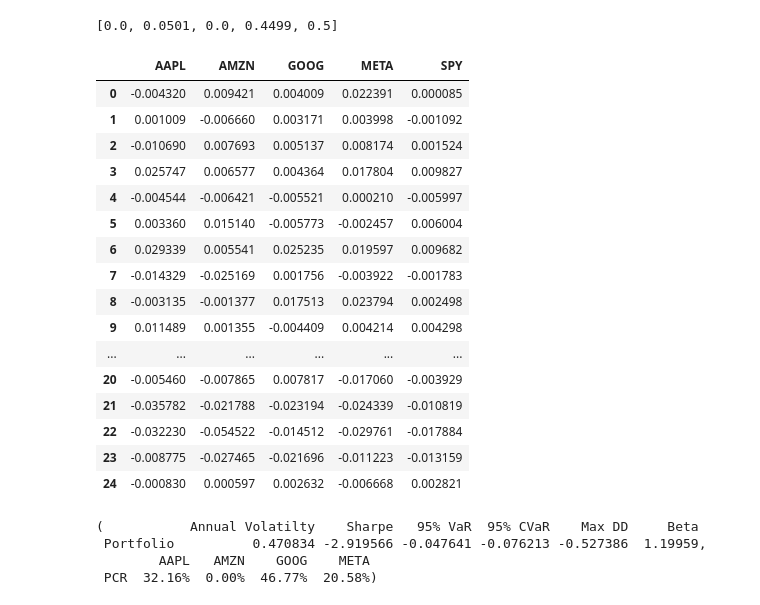
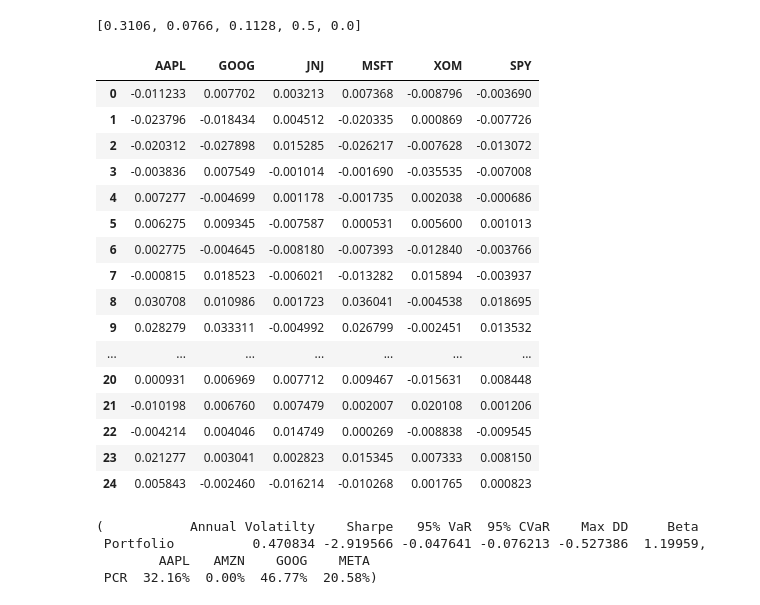
Before and after one commit to csciulla/portfolio-risk-simulator, a Jupyter notebook: notebooks/stresstest_ntbk.ipynb, the cells around one changed output. Saved outputs shown, nothing was run; the diff lists cells and outputs as text; code cells hidden in the pictures.

Commit message:
Finished main factor_stress function logic

```diff
--- a/notebooks/stresstest_ntbk.ipynb
+++ b/notebooks/stresstest_ntbk.ipynb
@@ -27,9 +27,14 @@ class Portfolio:
 
   def get_data(self, period:str=None, start_date:str=None, end_date:str=None):
     """
-    Downloads the portfolios adjusted closes either by 'period' or 'start_date' and 'end_date'.
-    Only one method of date input should be provided.
-    Data downloaded should be big enough to handle calculations.
+    Returns a dataframe of the historical adjusted close prices of the assets.
+    - Only one method of date input should be provided, either 'period' or 'start_date' and 'end_date'.
+    - Length of time series should be large enough to handle metric calculations.
+
+    Parameters:
+    - period: yfinance time period (e.g., '3mo', '1y', '3y', '5y', 'ytd', 'max').
+    - start_date: Start date of the time series. YYYY-MM-DD format.
+    - end_date: End date of the time series. YYYY-MM-DD format.
     """
     try:
       if period and (start_date or end_date): #checks if both methods of date input are used
@@ -62,7 +67,8 @@ class Portfolio:
     """
     Returns a list of weights for the portfolio.
 
-    type_weight: Input 'eq' for equal-weighted portfolio or 'opt' for optimized weights based on sharpe-ratio
+    Parameters:
+    - type_weight: Input 'eq' for equal-weighted portfolio or 'opt' for optimized weights based on the Sharpe-Ratio
     """
     try:
       dfclose = self.dfclose
@@ -106,25 +112,27 @@ class Portfolio:
 # %%
 #test weights
 test = Portfolio(["AAPL", "MSFT", "GOOG", "JNJ", "XOM"], 0.0, 0.5)
-test.get_data('5y')
+test.get_data('10y')
 test.get_weights("opt")
 # %% [output]
-[0.0, 0.0501, 0.0, 0.4499, 0.5]
+[0.3106, 0.0766, 0.1128, 0.5, 0.0]
 # %%
-def monte_carlo(T:int, sims:int, weights:list, df:pd.DataFrame, regime:str, level:str, factorReturns:np.array=None, rand:bool=None ):
+def monte_carlo(T:int, sims:int, weights:list, df:pd.DataFrame, regime:str, level:str, factorReturns:list=None, rand:bool=None ):
   """
   Returns simulated portfolio returns using Monte Carlo Simulation.
 
-  T: number of days in a path
-  sims: number of paths
-  weights: list of asset weights
-  df: dataframe of the assets adjusted closes
-  regime: determines how much or how little the portfolio is affected by the crisis event
-  level: scale of the crisis event
-  rand: input the boolean True to return a random path, otherwise ignore
+  Parameters:
+  - T: Number of days in each simulation.
+  - sims: Number of simulations.
+  - weights: List of asset weights.
+  - df: Dataframe of the historical adjusted close prices of the assets.
+  - regime: Determines how much or how little the portfolio is affected by the crisis event.
+  - level: Scale of the crisis event.
+  -
+  - rand: input the boolean 'True' to return a random simulation, otherwise ignore
 
-  regime options: 'Low', 'Medium', 'High'
-  level options: 'Mild', 'Moderate', 'Severe', 'Tail Risk', 'Regulatory'
+    regime options: 'Low', 'Medium', 'High'
+    level options: 'Mild', 'Moderate', 'Severe', 'Tail Risk', 'Regulatory'
   """
   try:
     if T <= 2:
@@ -206,25 +214,25 @@ def monte_carlo(T:int, sims:int, weights:list, df:pd.DataFrame, regime:str, leve
     return None
 # %%
 df = test.get_data('5y')
-monte_carlo(T=25, sims=5, weights=[0.0, 0.5, 0.1916, 0.3084], df=df, regime="Low", level='Mild', rand=True)
+monte_carlo(T=25, sims=5, weights=[0.0, 0.0596, 0.0, 0.4404, 0.5], df=df, regime="Low", level='Mild', rand=True)
 # %% [output]
-|  | AAPL | AMZN | GOOG | META | SPY |
-| 0 | -0.004320 | 0.009421 | 0.004009 | 0.022391 | 0.000085 |
-| 1 | 0.001009 | -0.006660 | 0.003171 | 0.003998 | -0.001092 |
-| 2 | -0.010690 | 0.007693 | 0.005137 | 0.008174 | 0.001524 |
-| 3 | 0.025747 | 0.006577 | 0.004364 | 0.017804 | 0.009827 |
-| 4 | -0.004544 | -0.006421 | -0.005521 | 0.000210 | -0.005997 |
-| 5 | 0.003360 | 0.015140 | -0.005773 | -0.002457 | 0.006004 |
-| 6 | 0.029339 | 0.005541 | 0.025235 | 0.019597 | 0.009682 |
-| 7 | -0.014329 | -0.025169 | 0.001756 | -0.003922 | -0.001783 |
-| 8 | -0.003135 | -0.001377 | 0.017513 | 0.023794 | 0.002498 |
-| 9 | 0.011489 | 0.001355 | -0.004409 | 0.004214 | 0.004298 |
-| ... | ... | ... | ... | ... | ... |
-| 20 | -0.005460 | -0.007865 | 0.007817 | -0.017060 | -0.003929 |
-| 21 | -0.035782 | -0.021788 | -0.023194 | -0.024339 | -0.010819 |
-| 22 | -0.032230 | -0.054522 | -0.014512 | -0.029761 | -0.017884 |
-| 23 | -0.008775 | -0.027465 | -0.021696 | -0.011223 | -0.013159 |
-| 24 | -0.000830 | 0.000597 | 0.002632 | -0.006668 | 0.002821 |
+|  | AAPL | GOOG | JNJ | MSFT | XOM | SPY |
+| 0 | -0.011233 | 0.007702 | 0.003213 | 0.007368 | -0.008796 | -0.003690 |
+| 1 | -0.023796 | -0.018434 | 0.004512 | -0.020335 | 0.000869 | -0.007726 |
+| 2 | -0.020312 | -0.027898 | 0.015285 | -0.026217 | -0.007628 | -0.013072 |
+| 3 | -0.003836 | 0.007549 | -0.001014 | -0.001690 | -0.035535 | -0.007008 |
+| 4 | 0.007277 | -0.004699 | 0.001178 | -0.001735 | 0.002038 | -0.000686 |
+| 5 | 0.006275 | 0.009345 | -0.007587 | 0.000531 | 0.005600 | 0.001013 |
+| 6 | 0.002775 | -0.004645 | -0.008180 | -0.007393 | -0.012840 | -0.003766 |
+| 7 | -0.000815 | 0.018523 | -0.006021 | -0.013282 | 0.015894 | -0.003937 |
+| 8 | 0.030708 | 0.010986 | 0.001723 | 0.036041 | -0.004538 | 0.018695 |
+| 9 | 0.028279 | 0.033311 | -0.004992 | 0.026799 | -0.002451 | 0.013532 |
+| ... | ... | ... | ... | ... | ... | ... |
+| 20 | 0.000931 | 0.006969 | 0.007712 | 0.009467 | -0.015631 | 0.008448 |
+| 21 | -0.010198 | 0.006760 | 0.007479 | 0.002007 | 0.020108 | 0.001206 |
+| 22 | -0.004214 | 0.004046 | 0.014749 | 0.000269 | -0.008838 | -0.009545 |
+| 23 | 0.021277 | 0.003041 | 0.002823 | 0.015345 | 0.007333 | 0.008150 |
+| 24 | 0.005843 | -0.002460 | -0.016214 | -0.010268 | 0.001765 | 0.000823 |
 # %%
 def calculate_metrics(weights:list, df:pd.DataFrame):
   """
```
Also changed, not shown: parts of 5 cells of this notebook, 1 other file.
